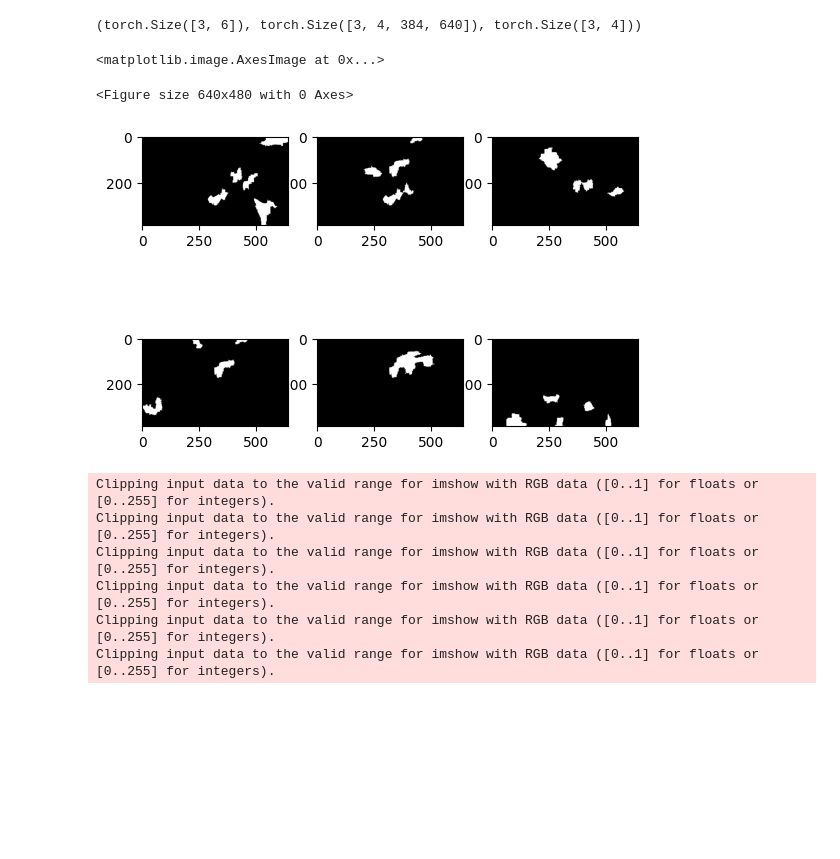
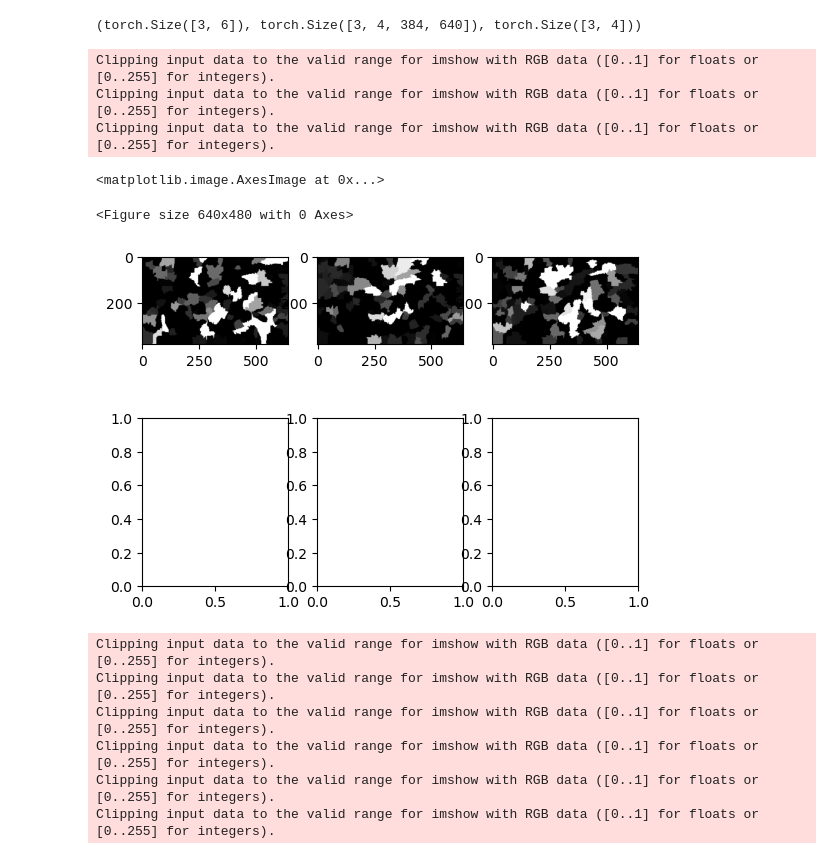
Before and after one commit to ShaileshSridhar2403/exlib, a Jupyter notebook: notebooks/explainers_refactoring.ipynb, the cells around one changed output. Saved outputs shown, nothing was run; the diff lists cells and outputs as text; code cells hidden in the pictures; blank space fills up the shorter version.

Commit message:
lime is now continuous

```diff
--- a/notebooks/explainers_refactoring.ipynb
+++ b/notebooks/explainers_refactoring.ipynb
@@ -59,5 +59,7 @@ shap_seg = ShapImageSeg(seg_model)
 ################################################################################
 ################################################################################
 # %%
-lime_cls_exp = lime_cls(X, t=[0,1,2])
-lime_cls_attrs = lime_cls_exp.attributions
+with torch.no_grad():
+    lime_cls_exp = lime_cls(X, t=[0,1,2])
+    lime_cls_attrs = lime_cls_exp.attributions
+    lime_cls_attrs.shape
@@ -67,18 +71,21 @@ lime_seg_attrs = lime_seg_exp.attributions
 # %%
 plt.figure()
 fig, ax = plt.subplots(2,3)
 
-ax[0,0].imshow(lime_cls_attrs[0].numpy().transpose(1,2,0))
-ax[0,1].imshow(lime_cls_attrs[1].numpy().transpose(1,2,0))
-ax[0,2].imshow(lime_cls_attrs[2].numpy().transpose(1,2,0))
+ax[0,0].imshow(lime_cls_attrs[0].numpy().transpose(1,2,0) * 10000)
+ax[0,1].imshow(lime_cls_attrs[1].numpy().transpose(1,2,0) * 10000)
+ax[0,2].imshow(lime_cls_attrs[2].numpy().transpose(1,2,0) * 10000)
 
-ax[1,0].imshow(lime_seg_attrs[0].numpy().transpose(1,2,0))
-ax[1,1].imshow(lime_seg_attrs[1].numpy().transpose(1,2,0))
-ax[1,2].imshow(lime_seg_attrs[2].numpy().transpose(1,2,0))
+# ax[1,0].imshow(lime_seg_attrs[0].numpy().transpose(1,2,0) * 10000)
+# ax[1,1].imshow(lime_seg_attrs[1].numpy().transpose(1,2,0) * 10000)
+# ax[1,2].imshow(lime_seg_attrs[2].numpy().transpose(1,2,0) * 10000)
 # %% [output]
-<matplotlib.image.AxesImage at 0x...>
+Clipping input data to the valid range for imshow with RGB data ([0..1] for floats or [0..255] for integers).
+Clipping input data to the valid range for imshow with RGB data ([0..1] for floats or [0..255] for integers).
+Clipping input data to the valid range for imshow with RGB data ([0..1] for floats or [0..255] for integers).
-<Figure size 640x480 with 0 Axes>
+<matplotlib.image.AxesImage at 0x...>
+<Figure size 640x480 with 0 Axes>
-[figure, old version]
+[figure, new version]
 # %%
 intg_cls_exp = intg_cls(X, [0,1,2], num_steps=16, progress_bar=True)
 intg_cls_attrs = intg_cls_exp.attributions
```
Also changed, not shown: parts of 9 cells of this notebook, 3 other files.
